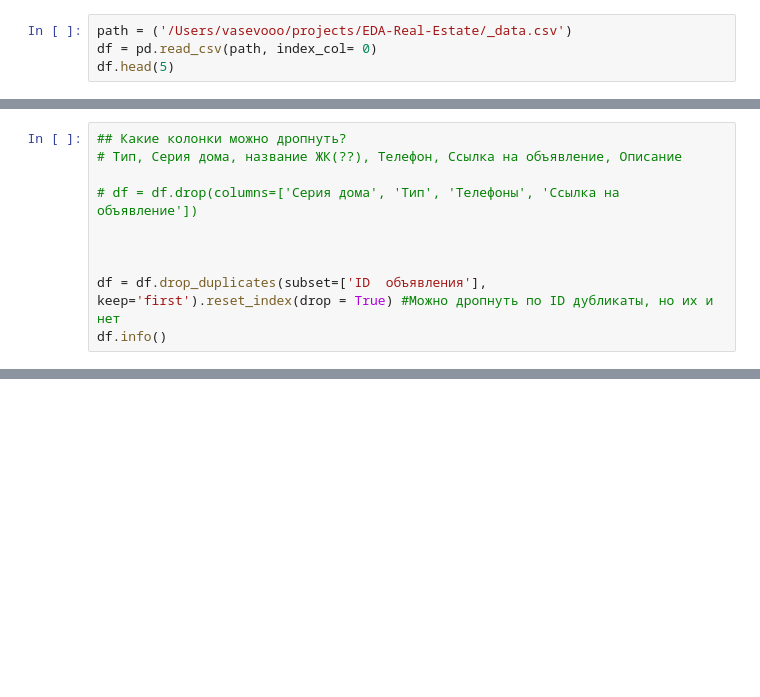
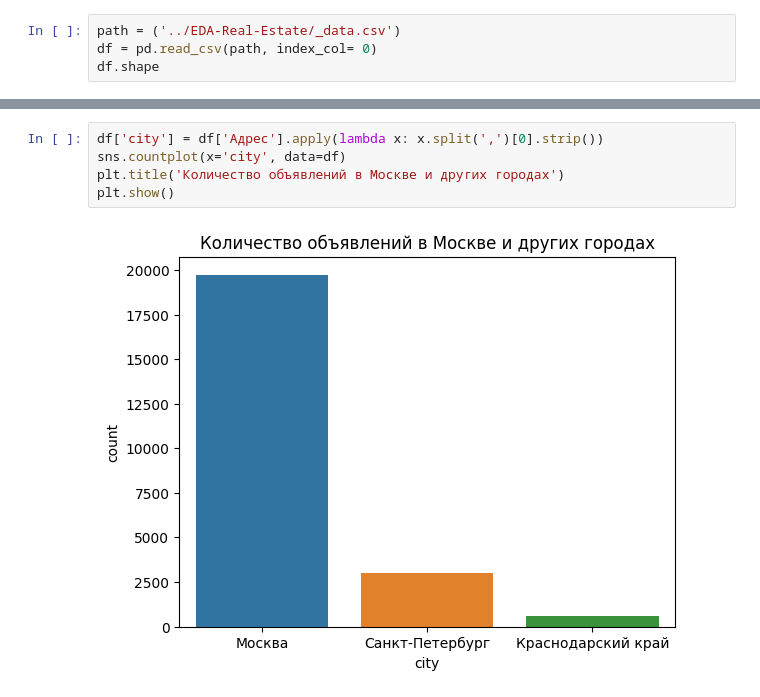
Before and after one commit to vasevooo/EDA-Real-Estate, a Jupyter notebook: EDA.ipynb, the cells around one changed output, grey strips where cells are left out. Cells and saved outputs as stored; diff of their text form; blank space fills up the shorter version.

```diff
--- a/EDA.ipynb
+++ b/EDA.ipynb
@@ -20,5 +20,5 @@ import matplotlib.pyplot as plt
 # %%
-path = ('/Users/vasevooo/projects/EDA-Real-Estate/_data.csv')
+path = ('../EDA-Real-Estate/_data.csv')
 df = pd.read_csv(path, index_col= 0)
-df.head(5)
+df.shape
 # %% [output]
@@ -31,10 +25,0 @@ df.head(5)
-# %%
-## Какие колонки можно дропнуть?
-# Тип, Серия дома, название ЖК(??), Телефон, Ссылка на объявление, Описание
-
-# df = df.drop(columns=['Серия дома', 'Тип', 'Телефоны', 'Ссылка на объявление'])
-
-
-
-df = df.drop_duplicates(subset=['ID  объявления'], keep='first').reset_index(drop = True) #Можно дропнуть по ID дубликаты, но их и нет
-df.info()
@@ -282,0 +30,7 @@ df[df['Адрес'].str.contains("Москва") == True]['Адрес'].count()
+# %%
+df['city'] = df['Адрес'].apply(lambda x: x.split(',')[0].strip())
+sns.countplot(x='city', data=df)
+plt.title('Количество объявлений в Москве и других городах')
+plt.show()
+# %% [output]
+[figure, added]
```
Also changed, not shown: parts of 29 cells of this notebook, 3 other files.
